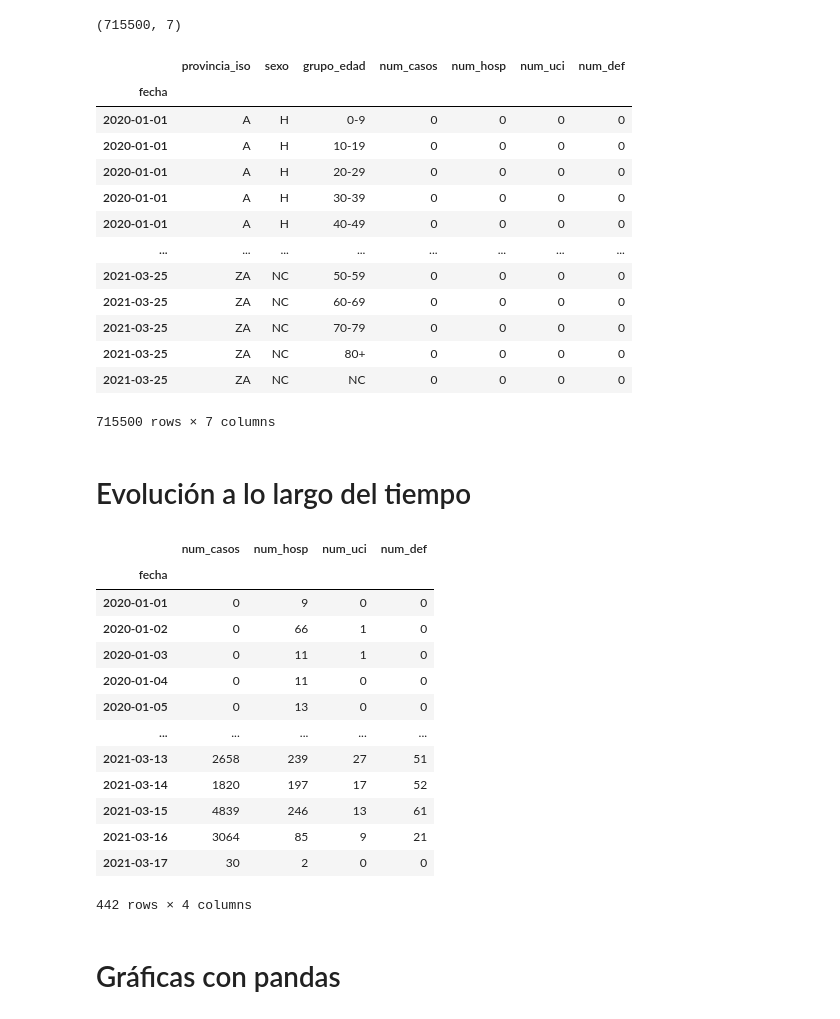
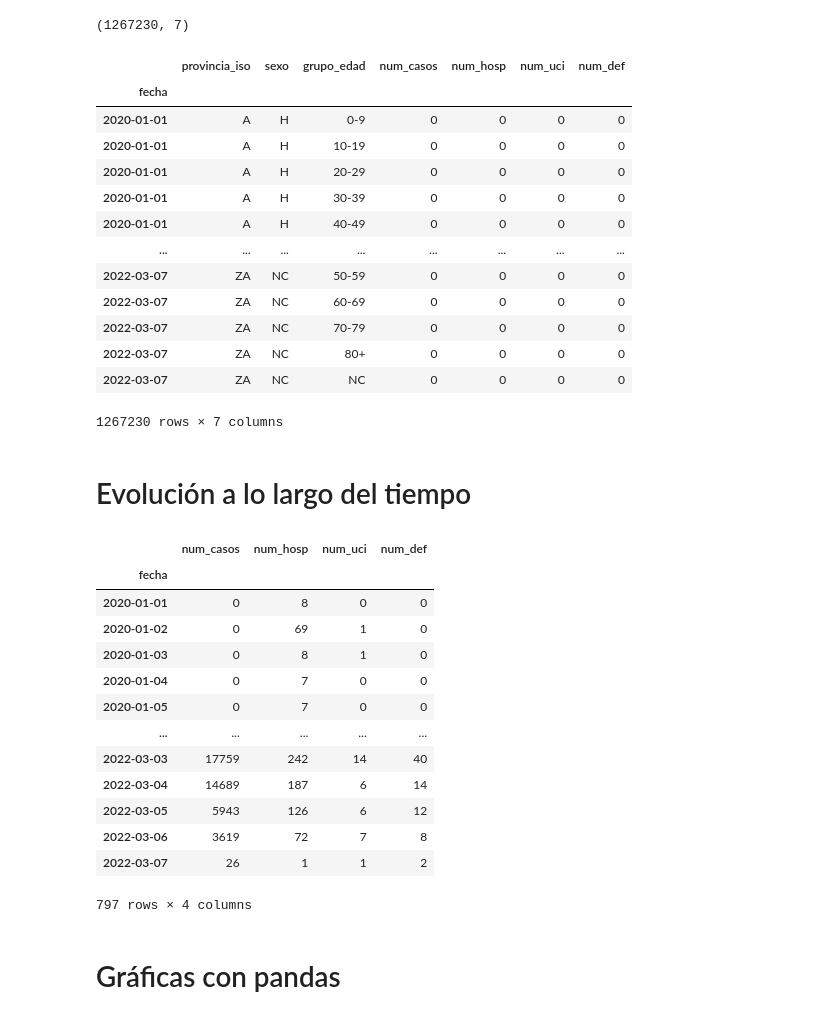
Before and after one commit to JoseBlanca/py_industriales, a Jupyter notebook: covid/con_jupyter/analysis_con_pandas.ipynb, the cells around one changed output. Drawn from its saved outputs; the diff is of its cells as text; code cells hidden in the pictures.

```diff
--- a/covid/con_jupyter/analysis_con_pandas.ipynb
+++ b/covid/con_jupyter/analysis_con_pandas.ipynb
@@ -5,27 +22,27 @@
 # %%
+from pathlib import Path
 import pandas
 
-url = 'https://cnecovid.isciii.es/covid19/resources/casos_hosp_uci_def_sexo_edad_provres.csv'
-sep = ','
-dframe = pandas.read_csv(url, delimiter=',', parse_dates=['fecha'], index_col='fecha')
+covid_csv_path = Path('..') / 'downloaded_data' / 'casos_hosp_uci_def_sexo_edad_provres.csv'
+dframe = pandas.read_csv(covid_csv_path, delimiter=',', parse_dates=['fecha'], index_col='fecha')
 print(dframe.shape)
 dframe
 # %% [output]
-(715500, 7)
+(1267230, 7)
 |  | provincia_iso | sexo | grupo_edad | num_casos | num_hosp | num_uci | num_def |
 | fecha |  |  |  |  |  |  |  |
 | 2020-01-01 | A | H | 0-9 | 0 | 0 | 0 | 0 |
 | 2020-01-01 | A | H | 10-19 | 0 | 0 | 0 | 0 |
 | 2020-01-01 | A | H | 20-29 | 0 | 0 | 0 | 0 |
 | 2020-01-01 | A | H | 30-39 | 0 | 0 | 0 | 0 |
 | 2020-01-01 | A | H | 40-49 | 0 | 0 | 0 | 0 |
 | ... | ... | ... | ... | ... | ... | ... | ... |
-| 2021-03-25 | ZA | NC | 50-59 | 0 | 0 | 0 | 0 |
-| 2021-03-25 | ZA | NC | 60-69 | 0 | 0 | 0 | 0 |
-| 2021-03-25 | ZA | NC | 70-79 | 0 | 0 | 0 | 0 |
-| 2021-03-25 | ZA | NC | 80+ | 0 | 0 | 0 | 0 |
-| 2021-03-25 | ZA | NC | NC | 0 | 0 | 0 | 0 |
+| 2022-03-07 | ZA | NC | 50-59 | 0 | 0 | 0 | 0 |
+| 2022-03-07 | ZA | NC | 60-69 | 0 | 0 | 0 | 0 |
+| 2022-03-07 | ZA | NC | 70-79 | 0 | 0 | 0 | 0 |
+| 2022-03-07 | ZA | NC | 80+ | 0 | 0 | 0 | 0 |
+| 2022-03-07 | ZA | NC | NC | 0 | 0 | 0 | 0 |
-715500 rows × 7 columns
+1267230 rows × 7 columns
 # %% [markdown]
 # Evolución a lo largo del tiempo
 # %%
@@ -34,18 +51,18 @@ dframe_por_fecha
 # %% [output]
 |  | num_casos | num_hosp | num_uci | num_def |
 | fecha |  |  |  |  |
-| 2020-01-01 | 0 | 9 | 0 | 0 |
-| 2020-01-02 | 0 | 66 | 1 | 0 |
-| 2020-01-03 | 0 | 11 | 1 | 0 |
-| 2020-01-04 | 0 | 11 | 0 | 0 |
-| 2020-01-05 | 0 | 13 | 0 | 0 |
+| 2020-01-01 | 0 | 8 | 0 | 0 |
+| 2020-01-02 | 0 | 69 | 1 | 0 |
+| 2020-01-03 | 0 | 8 | 1 | 0 |
+| 2020-01-04 | 0 | 7 | 0 | 0 |
+| 2020-01-05 | 0 | 7 | 0 | 0 |
 | ... | ... | ... | ... | ... |
-| 2021-03-13 | 2658 | 239 | 27 | 51 |
-| 2021-03-14 | 1820 | 197 | 17 | 52 |
-| 2021-03-15 | 4839 | 246 | 13 | 61 |
-| 2021-03-16 | 3064 | 85 | 9 | 21 |
-| 2021-03-17 | 30 | 2 | 0 | 0 |
+| 2022-03-03 | 17759 | 242 | 14 | 40 |
+| 2022-03-04 | 14689 | 187 | 6 | 14 |
+| 2022-03-05 | 5943 | 126 | 6 | 12 |
+| 2022-03-06 | 3619 | 72 | 7 | 8 |
+| 2022-03-07 | 26 | 1 | 1 | 2 |
-442 rows × 4 columns
+797 rows × 4 columns
 # %% [markdown]
 # Gráficas con pandas
 # %%
```
Also changed, not shown: parts of 19 cells of this notebook, 1 other file.
